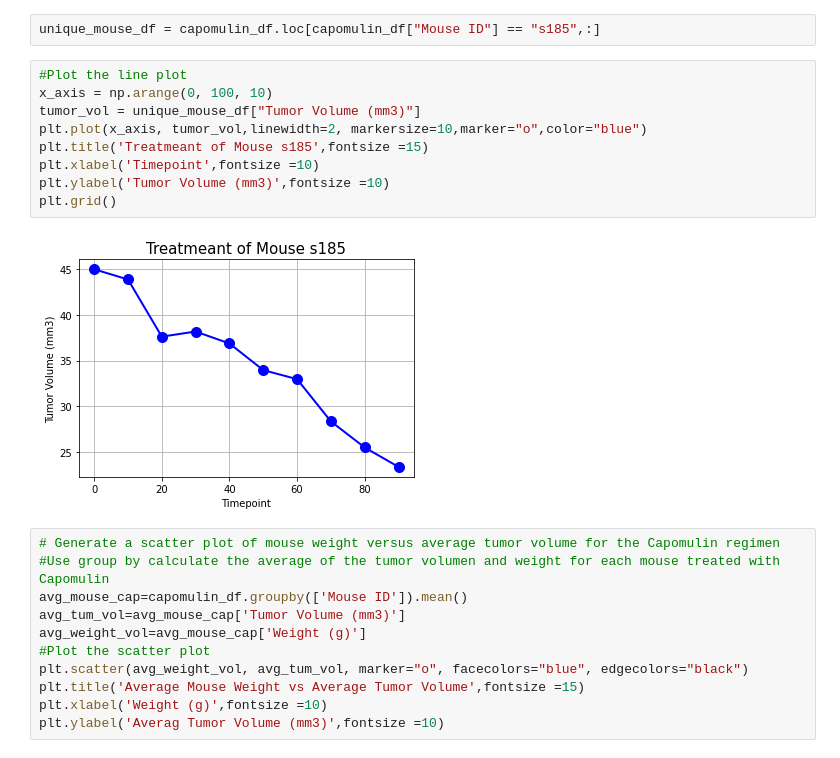
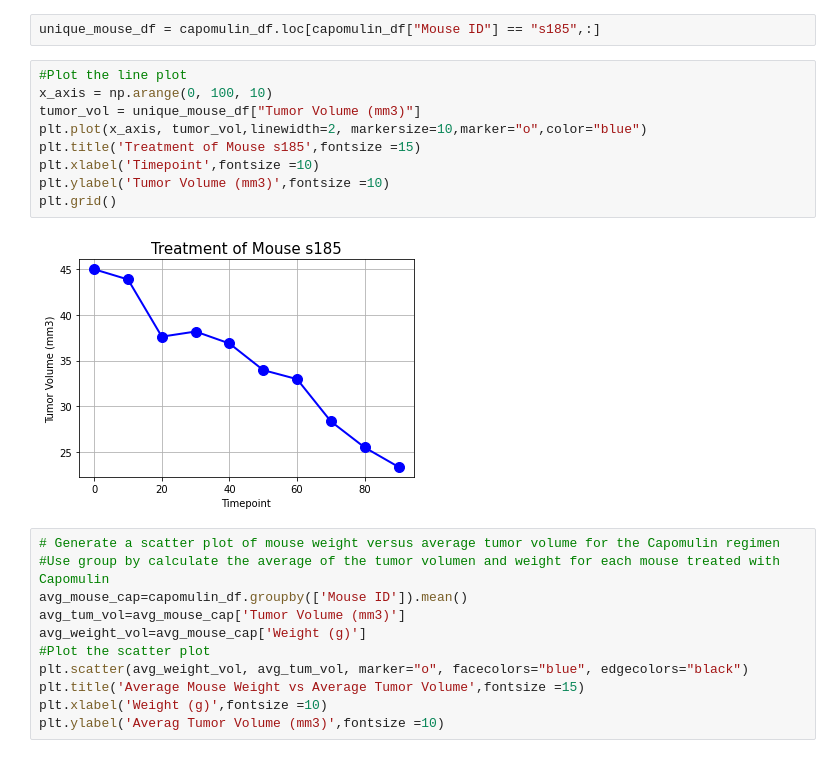
Before and after one commit to arcebri1/PharmaceuticalAnalysisPlotting, a Jupyter notebook: pymaceuticals_starter.ipynb, the cells around one changed output. Drawn from its saved outputs; the diff is of its cells as text.

```diff
--- a/pymaceuticals_starter.ipynb
+++ b/pymaceuticals_starter.ipynb
@@ -346,14 +349,14 @@ unique_mouse_df = capomulin_df.loc[capomulin_df["Mouse ID"] == "s185",:]
 # %%
 #Plot the line plot
 x_axis = np.arange(0, 100, 10)
 tumor_vol = unique_mouse_df["Tumor Volume (mm3)"]
 plt.plot(x_axis, tumor_vol,linewidth=2, markersize=10,marker="o",color="blue")
-plt.title('Treatmeant of Mouse s185',fontsize =15)
+plt.title('Treatment of Mouse s185',fontsize =15)
 plt.xlabel('Timepoint',fontsize =10)
 plt.ylabel('Tumor Volume (mm3)',fontsize =10)
 plt.grid()
 # %% [output]
-[figure, old version]
+[figure, new version]
 # %%
 # Generate a scatter plot of mouse weight versus average tumor volume for the Capomulin regimen
 #Use group by calculate the average of the tumor volumen and weight for each mouse treated with Capomulin
```
Also changed, not shown: parts of 3 cells of this notebook.
